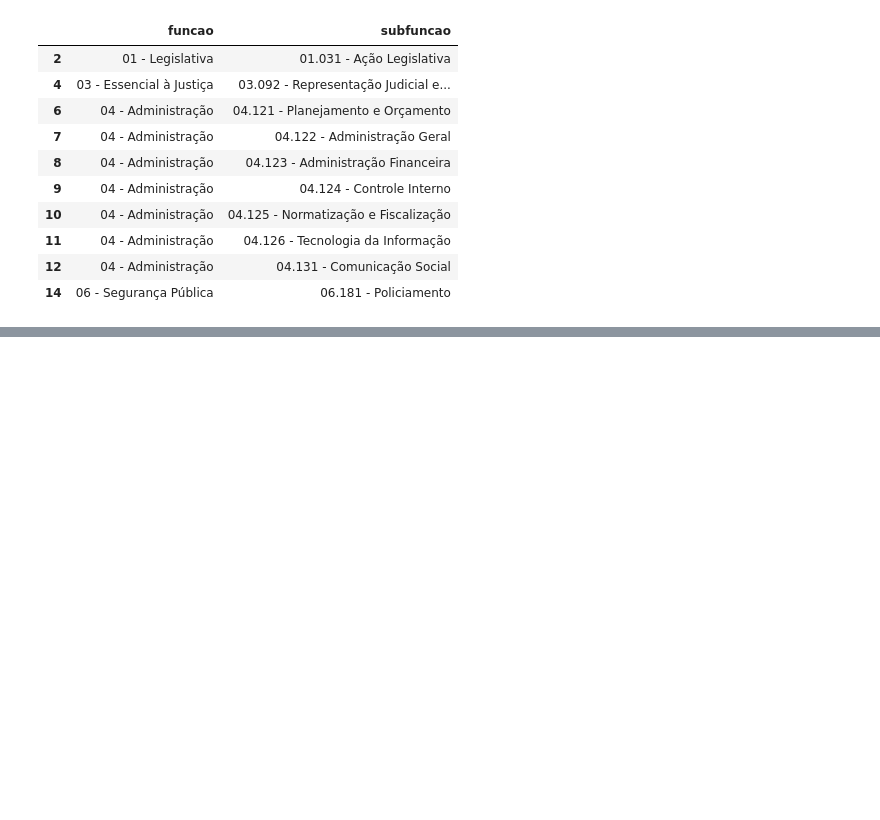
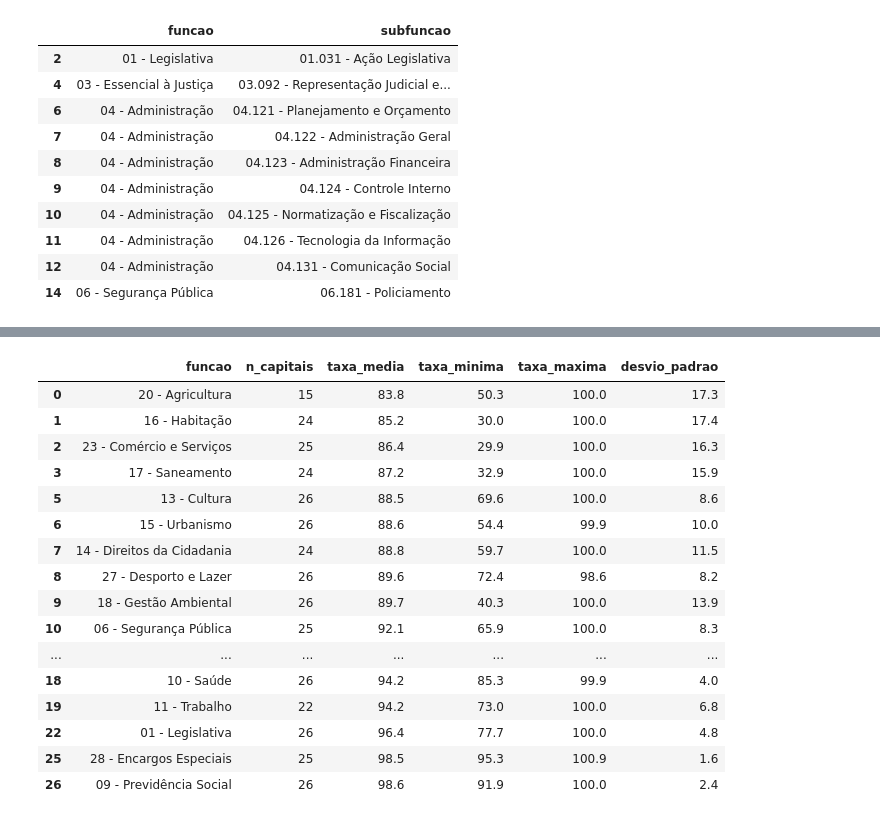
Before and after one commit to Moniquefrancielly/Desafio-de-dados-Sefaz, a Jupyter notebook: notebooks/analise_exploratoria.ipynb, the cells around one changed output, grey strips where cells are left out. Saved outputs shown, nothing was run; the diff lists cells and outputs as text; code cells hidden in the pictures; blank space fills up the shorter version.

```diff
--- a/notebooks/analise_exploratoria.ipynb
+++ b/notebooks/analise_exploratoria.ipynb
@@ -24,0 +298,37 @@ df[df["tipo_conta"] == "subfuncao"][["funcao", "subfuncao"]].drop_duplicates().h
+# %%
+df_filtrado = df_execucao_geral[df_execucao_geral["n_capitais"] >= 15].copy()
+
+fig = px.scatter(
+    df_filtrado,
+    x="taxa_media",
+    y="desvio_padrao",
+    text="funcao",
+    size="n_capitais",
+    color="taxa_media",
+    color_continuous_scale="RdYlGn",
+    title="Taxa média de execução vs. variação entre capitais (2024, funções com ≥15 capitais)",
+    labels={"taxa_media": "Taxa de execução média (%)", "desvio_padrao": "Desvio-padrão entre capitais (p.p.)"},
+)
+fig.update_traces(textposition="top center")
+fig.update_layout(height=650)
+fig.show()
+
+df_filtrado.sort_values("taxa_media")
+# %% [output]
+|  | funcao | n_capitais | taxa_media | taxa_minima | taxa_maxima | desvio_padrao |
+| 0 | 20 - Agricultura | 15 | 83.8 | 50.3 | 100.0 | 17.3 |
+| 1 | 16 - Habitação | 24 | 85.2 | 30.0 | 100.0 | 17.4 |
+| 2 | 23 - Comércio e Serviços | 25 | 86.4 | 29.9 | 100.0 | 16.3 |
+| 3 | 17 - Saneamento | 24 | 87.2 | 32.9 | 100.0 | 15.9 |
+| 5 | 13 - Cultura | 26 | 88.5 | 69.6 | 100.0 | 8.6 |
+| 6 | 15 - Urbanismo | 26 | 88.6 | 54.4 | 99.9 | 10.0 |
+| 7 | 14 - Direitos da Cidadania | 24 | 88.8 | 59.7 | 100.0 | 11.5 |
+| 8 | 27 - Desporto e Lazer | 26 | 89.6 | 72.4 | 98.6 | 8.2 |
+| 9 | 18 - Gestão Ambiental | 26 | 89.7 | 40.3 | 100.0 | 13.9 |
+| 10 | 06 - Segurança Pública | 25 | 92.1 | 65.9 | 100.0 | 8.3 |
+| ... | ... | ... | ... | ... | ... | ... |
+| 18 | 10 - Saúde | 26 | 94.2 | 85.3 | 99.9 | 4.0 |
+| 19 | 11 - Trabalho | 22 | 94.2 | 73.0 | 100.0 | 6.8 |
+| 22 | 01 - Legislativa | 26 | 96.4 | 77.7 | 100.0 | 4.8 |
+| 25 | 28 - Encargos Especiais | 25 | 98.5 | 95.3 | 100.9 | 1.6 |
+| 26 | 09 - Previdência Social | 26 | 98.6 | 91.9 | 100.0 | 2.4 |
```
Also changed, not shown: parts of 30 cells of this notebook.
